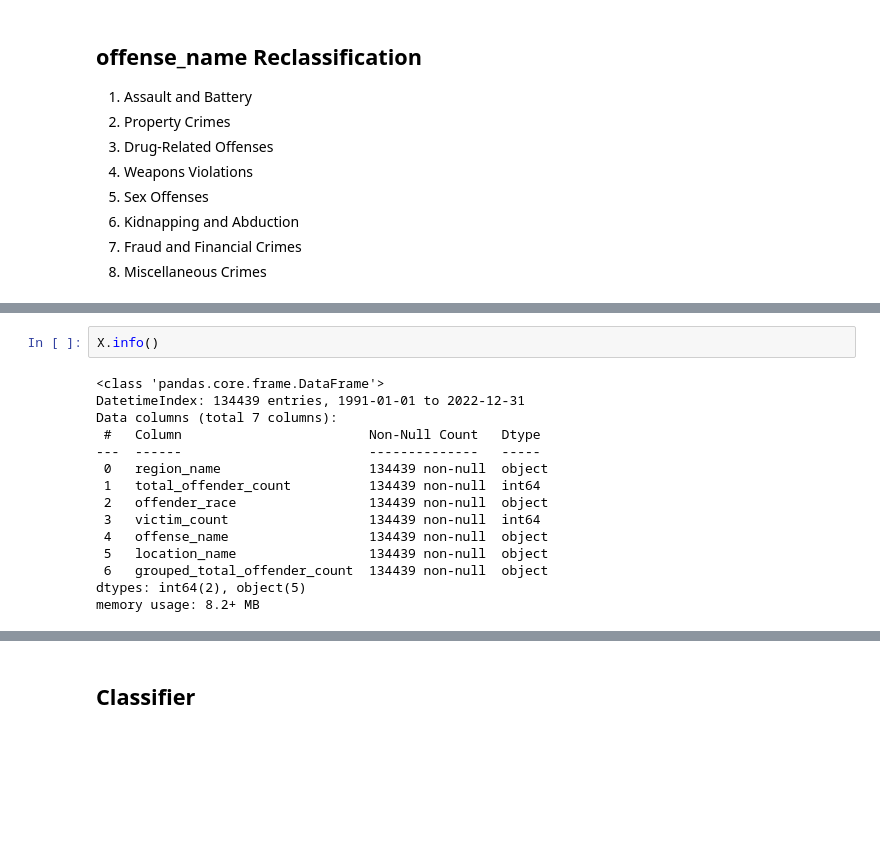
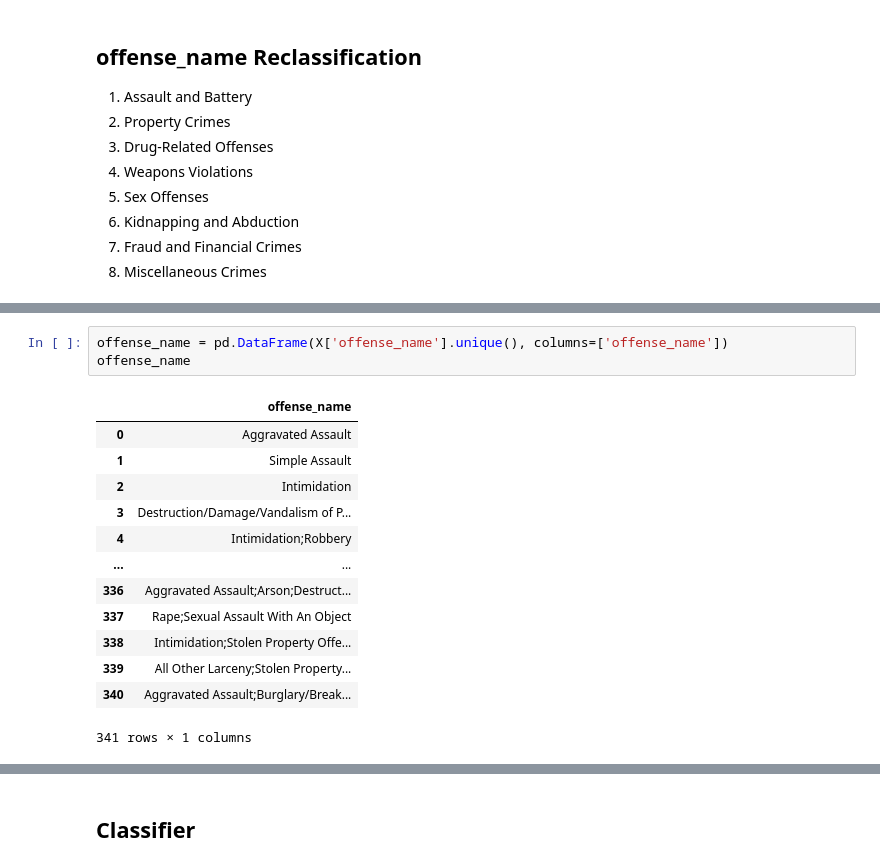
Before and after one commit to UWI-Zess/COMP6940-Project, a Jupyter notebook: main.ipynb, the cells around one changed output, grey strips where cells are left out. Drawn from its saved outputs; the diff is of its cells as text; blank space fills up the shorter version.

```diff
--- a/main.ipynb
+++ b/main.ipynb
@@ -771,17 +727,17 @@ offense_name[offense_name['cluster_label'] == 0]
-# %%
-X.info()
-# %% [output]
-<class 'pandas.core.frame.DataFrame'>
-DatetimeIndex: 134439 entries, 1991-01-01 to 2022-12-31
-Data columns (total 7 columns):
- #   Column                        Non-Null Count   Dtype
----  ------                        --------------   -----
- 0   region_name                   134439 non-null  object
- 1   total_offender_count          134439 non-null  int64
- 2   offender_race                 134439 non-null  object
- 3   victim_count                  134439 non-null  int64
- 4   offense_name                  134439 non-null  object
- 5   location_name                 134439 non-null  object
- 6   grouped_total_offender_count  134439 non-null  object
-dtypes: int64(2), object(5)
-memory usage: 8.2+ MB
+# %%
+offense_name = pd.DataFrame(X['offense_name'].unique(), columns=['offense_name'])
+offense_name
+# %% [output]
+|  | offense_name |
+| 0 | Aggravated Assault |
+| 1 | Simple Assault |
+| 2 | Intimidation |
+| 3 | Destruction/Damage/Vandalism of P... |
+| 4 | Intimidation;Robbery |
+| ... | ... |
+| 336 | Aggravated Assault;Arson;Destruct... |
+| 337 | Rape;Sexual Assault With An Object |
+| 338 | Intimidation;Stolen Property Offe... |
+| 339 | All Other Larceny;Stolen Property... |
+| 340 | Aggravated Assault;Burglary/Break... |
+341 rows × 1 columns
```
Also changed, not shown: parts of 8 cells of this notebook.
